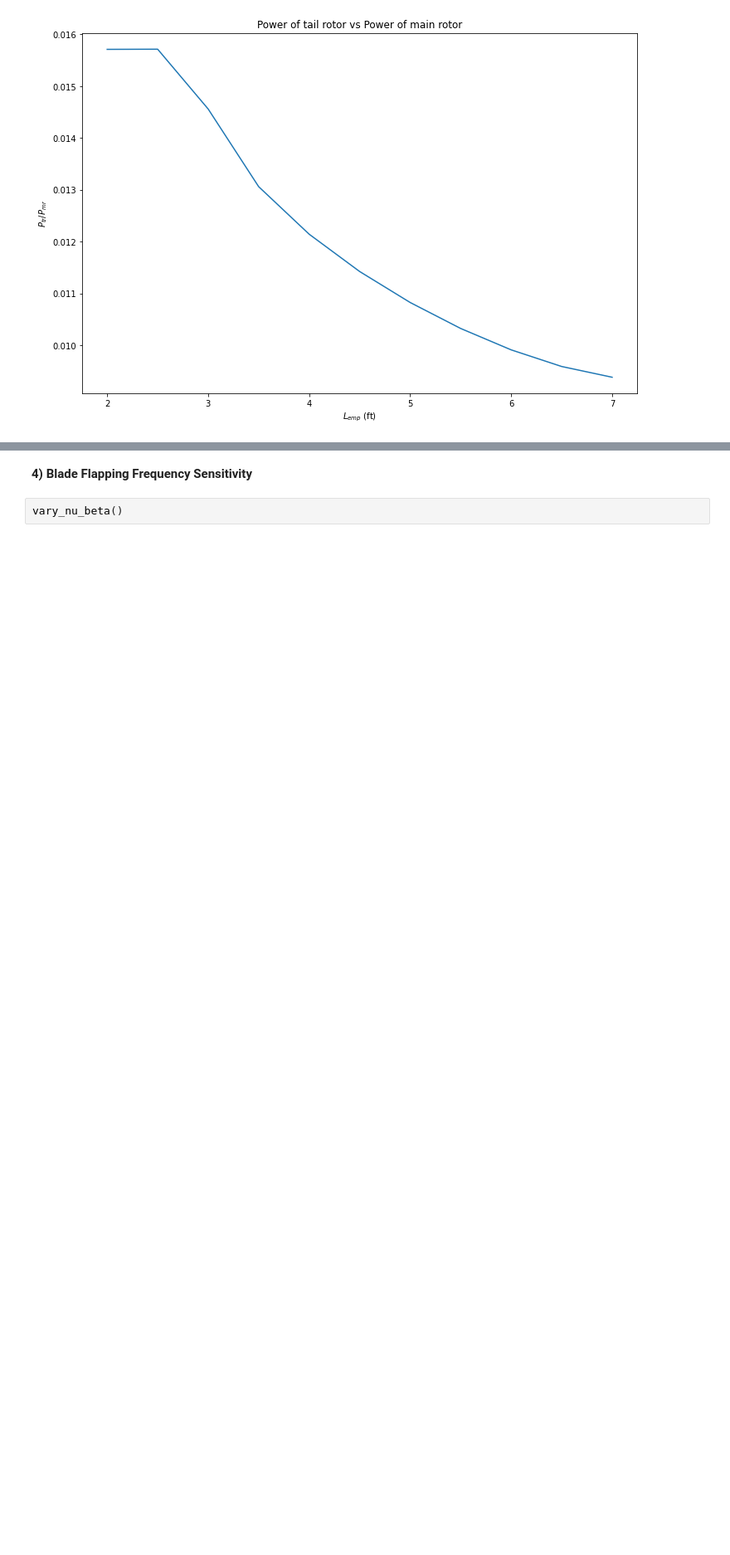
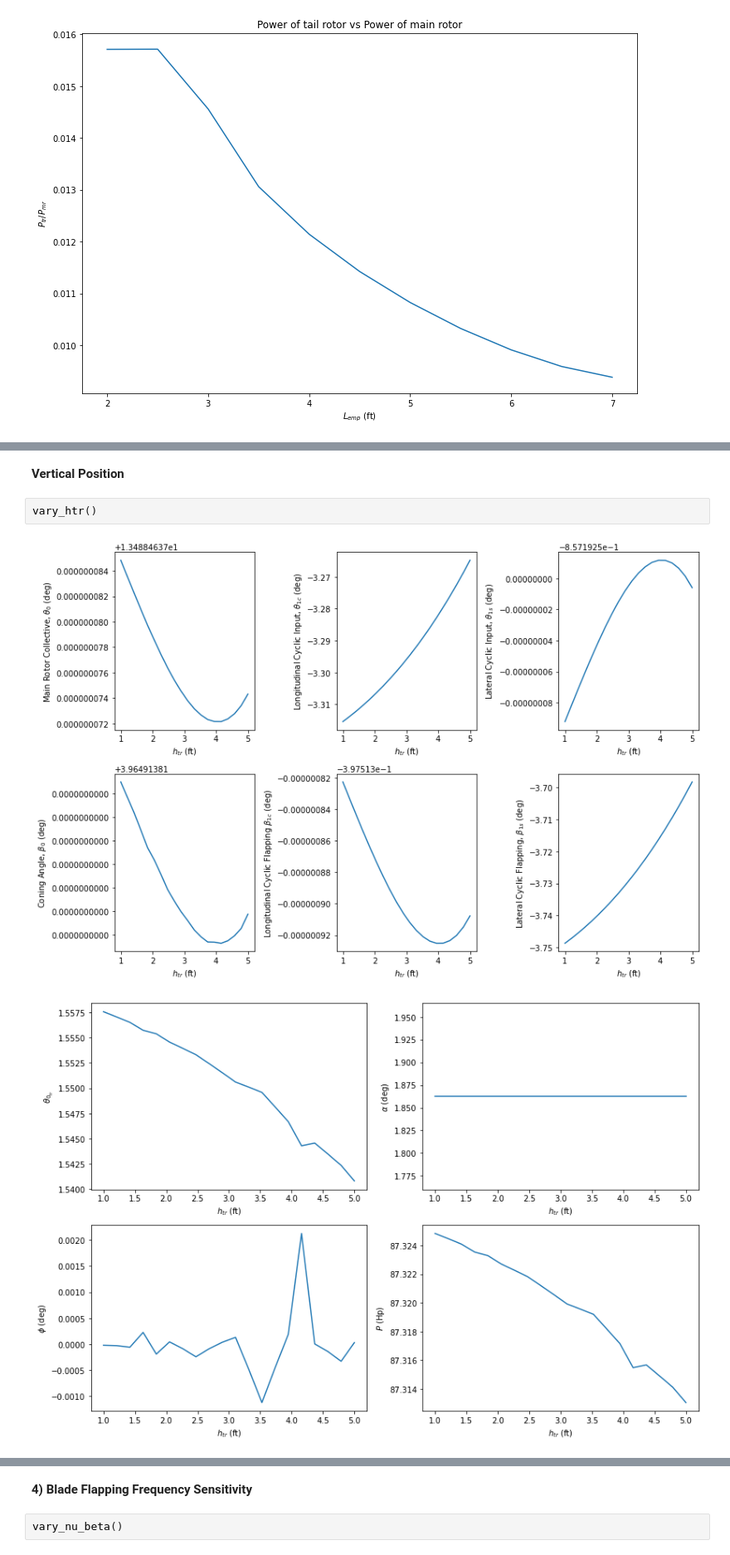
Before and after one commit to nruhl25/HoveringVehicleDesign, a Jupyter notebook: proj3/proj3_report.ipynb, the cells around one changed output, grey strips where cells are left out. Shown at 83% size. Drawn from its saved outputs; the diff is of its cells as text; blank space fills up the shorter version.

```diff
--- a/proj3/proj3_report.ipynb
+++ b/proj3/proj3_report.ipynb
@@ -41,0 +58,7 @@ __Varying Tail Empenage Longitudinal Position__
+# %% [markdown]
+__Vertical Position__
+# %%
+vary_htr()
+# %% [output]
+[figure, added]
+[figure, added]
```
Also changed, not shown: parts of 10 cells of this notebook, 3 other files.
